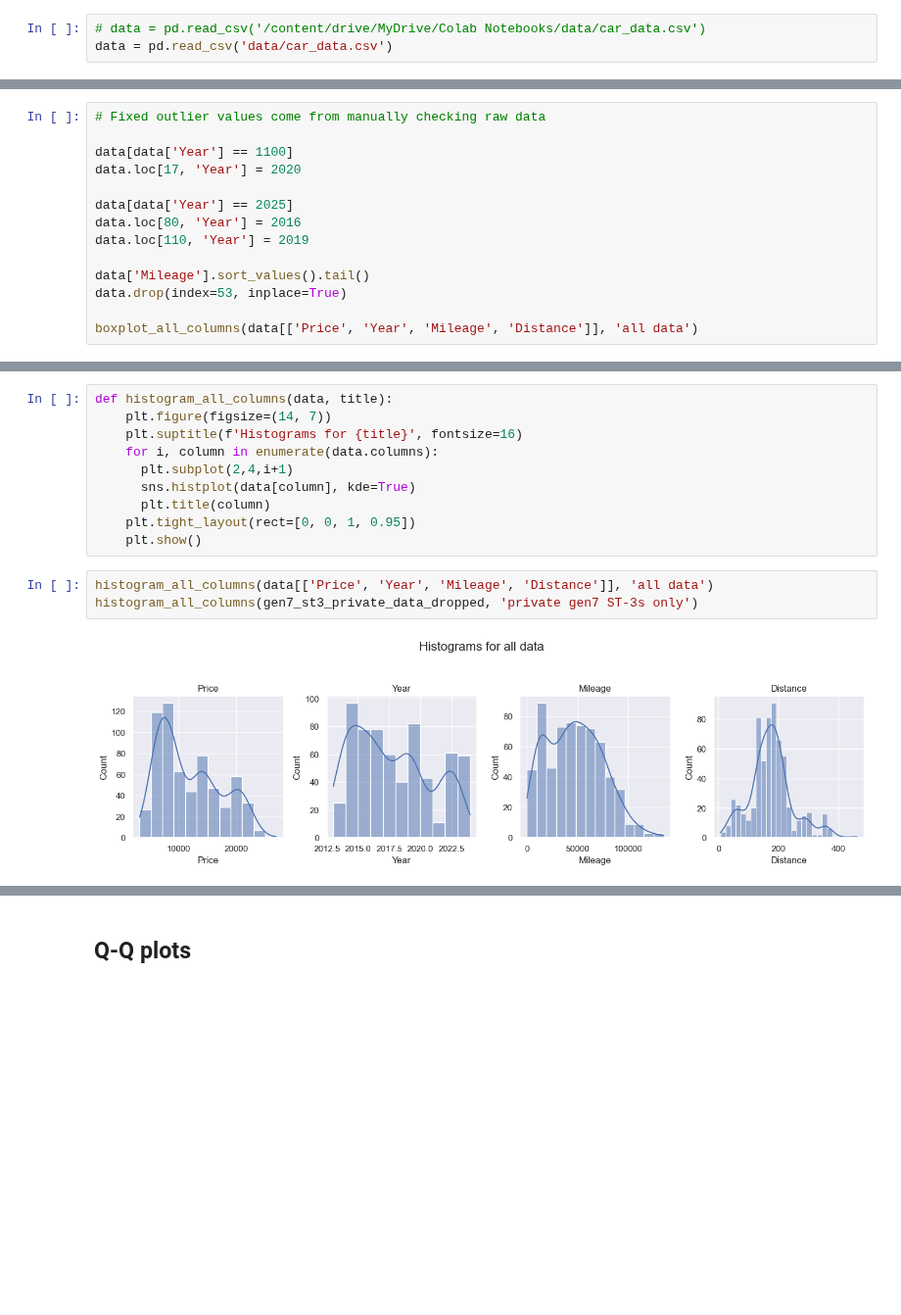
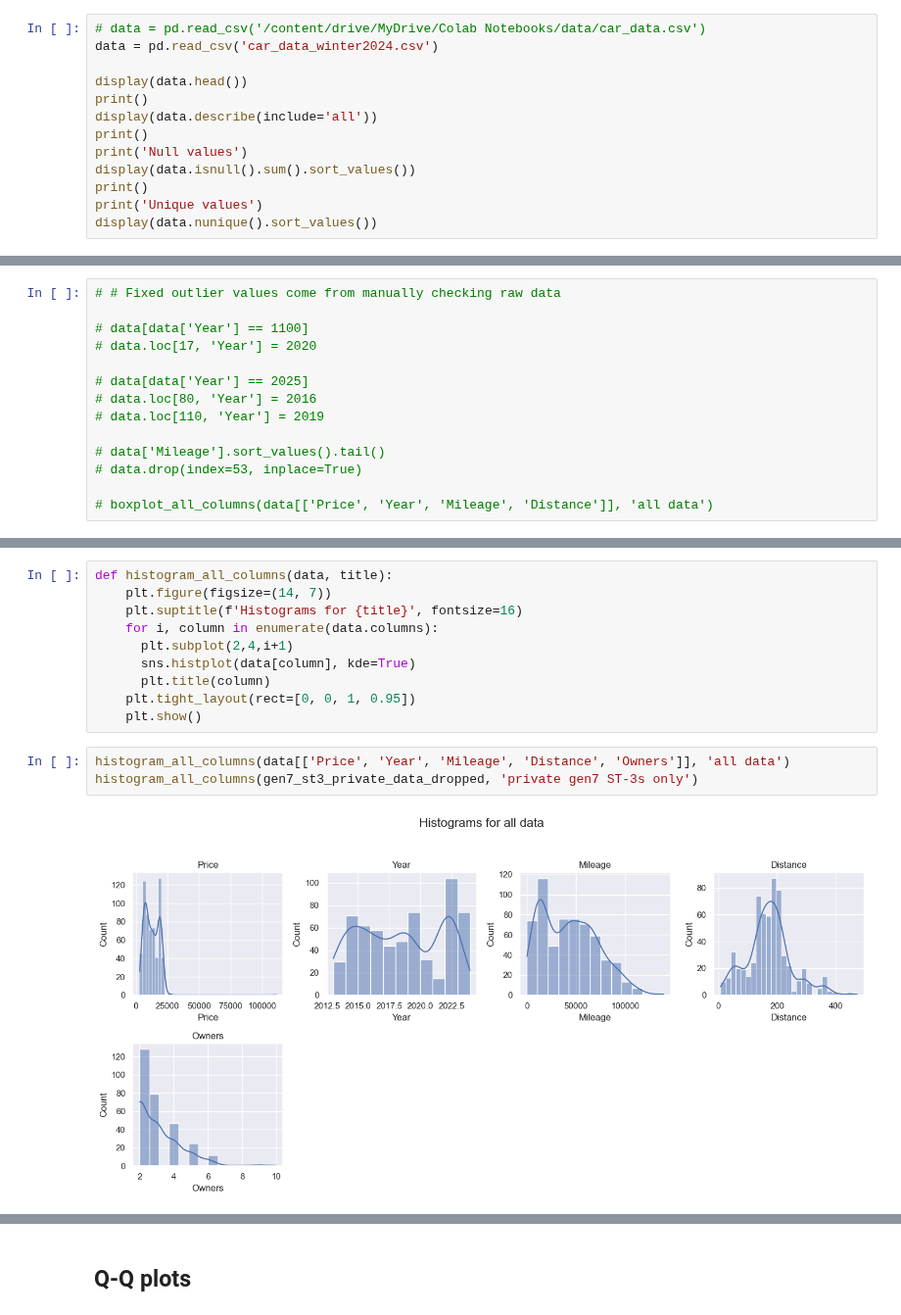
Before and after one commit to jamesdeluk/data-projects, a Jupyter notebook: Projects/car-price-regression-modelling/st.ipynb, the cells around one changed output, grey strips where cells are left out. Shown at 98% size. Drawn from its saved outputs; the diff is of its cells as text; blank space fills up the shorter version.

```diff
--- a/Projects/car-price-regression-modelling/st.ipynb
+++ b/Projects/car-price-regression-modelling/st.ipynb
@@ -56,4 +56,14 @@ from scipy.stats import ttest_rel
 ## Importing and cleaning
 # %%
 # data = pd.read_csv('/content/drive/MyDrive/Colab Notebooks/data/car_data.csv')
-data = pd.read_csv('data/car_data.csv')
+data = pd.read_csv('car_data_winter2024.csv')
+
+display(data.head())
+print()
+display(data.describe(include='all'))
+print()
+print('Null values')
+display(data.isnull().sum().sort_values())
+print()
+print('Unique values')
+display(data.nunique().sort_values())
@@ -142,14 +144,14 @@ boxplot_all_columns(data[['Price', 'Year', 'Mileage', 'Distance']], 'all data')
 # %%
-# Fixed outlier values come from manually checking raw data
+# # Fixed outlier values come from manually checking raw data
 
-data[data['Year'] == 1100]
-data.loc[17, 'Year'] = 2020
+# data[data['Year'] == 1100]
+# data.loc[17, 'Year'] = 2020
 
-data[data['Year'] == 2025]
-data.loc[80, 'Year'] = 2016
-data.loc[110, 'Year'] = 2019
+# data[data['Year'] == 2025]
+# data.loc[80, 'Year'] = 2016
+# data.loc[110, 'Year'] = 2019
 
-data['Mileage'].sort_values().tail()
-data.drop(index=53, inplace=True)
+# data['Mileage'].sort_values().tail()
+# data.drop(index=53, inplace=True)
 
-boxplot_all_columns(data[['Price', 'Year', 'Mileage', 'Distance']], 'all data')
+# boxplot_all_columns(data[['Price', 'Year', 'Mileage', 'Distance']], 'all data')
@@ -339,7 +355,7 @@ def histogram_all_columns(data, title):
     plt.tight_layout(rect=[0, 0, 1, 0.95])
     plt.show()
 # %%
-histogram_all_columns(data[['Price', 'Year', 'Mileage', 'Distance']], 'all data')
+histogram_all_columns(data[['Price', 'Year', 'Mileage', 'Distance', 'Owners']], 'all data')
 histogram_all_columns(gen7_st3_private_data_dropped, 'private gen7 ST-3s only')
 # %% [output]
-[figure, old version]
+[figure, new version]
```
Also changed, not shown: parts of 43 cells of this notebook, 7 other files.
